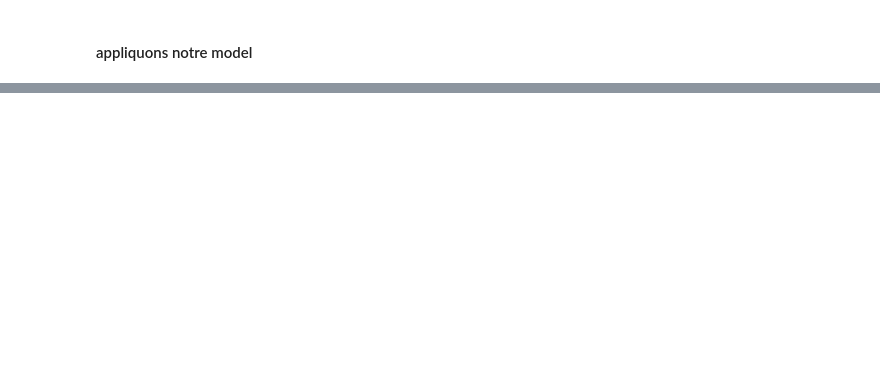
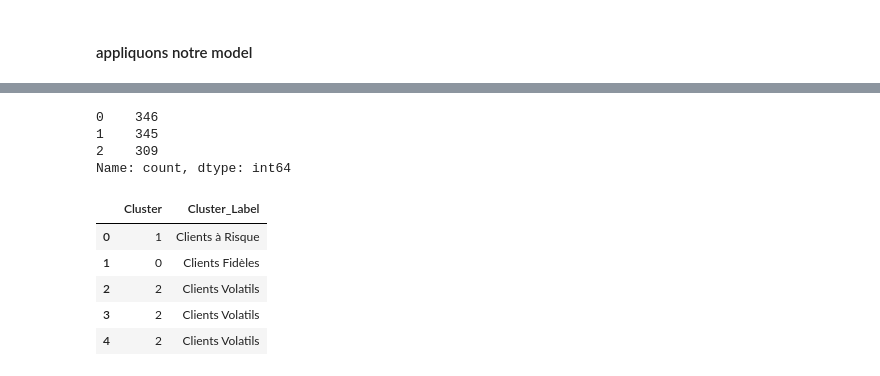
Before and after one commit to DZjeff05/Pr-diction-du-churn-client, a Jupyter notebook: notebook_for_ML/Non_supervisé.ipynb, the cells around one changed output, grey strips where cells are left out. Saved outputs shown, nothing was run; the diff lists cells and outputs as text; code cells hidden in the pictures; blank space fills up the shorter version.

```diff
--- a/notebook_for_ML/Non_supervisé.ipynb
+++ b/notebook_for_ML/Non_supervisé.ipynb
@@ -346,0 +287,30 @@ df_encoded.groupby('Cluster_Label')[[
+# %%
+X = df[minmax_cols + standard_cols + categorical_cols]
+
+cluster_pipeline.fit(X)
+
+clusters = cluster_pipeline.predict(X)
+pd.Series(clusters).value_counts()
+# %% [output]
+0    346
+1    345
+2    309
+Name: count, dtype: int64
+# %%
+CLUSTER_NAMES = {
+    0: "Clients Fidèles",
+    1: "Clients à Risque",
+    2: "Clients Volatils"
+}
+
+df["Cluster"] = clusters
+df["Cluster_Label"] = df["Cluster"].map(CLUSTER_NAMES)
+
+df[["Cluster", "Cluster_Label"]].head()
+# %% [output]
+|  | Cluster | Cluster_Label |
+| 0 | 1 | Clients à Risque |
+| 1 | 0 | Clients Fidèles |
+| 2 | 2 | Clients Volatils |
+| 3 | 2 | Clients Volatils |
+| 4 | 2 | Clients Volatils |
```
Also changed, not shown: parts of 31 cells of this notebook, 5 other files.
